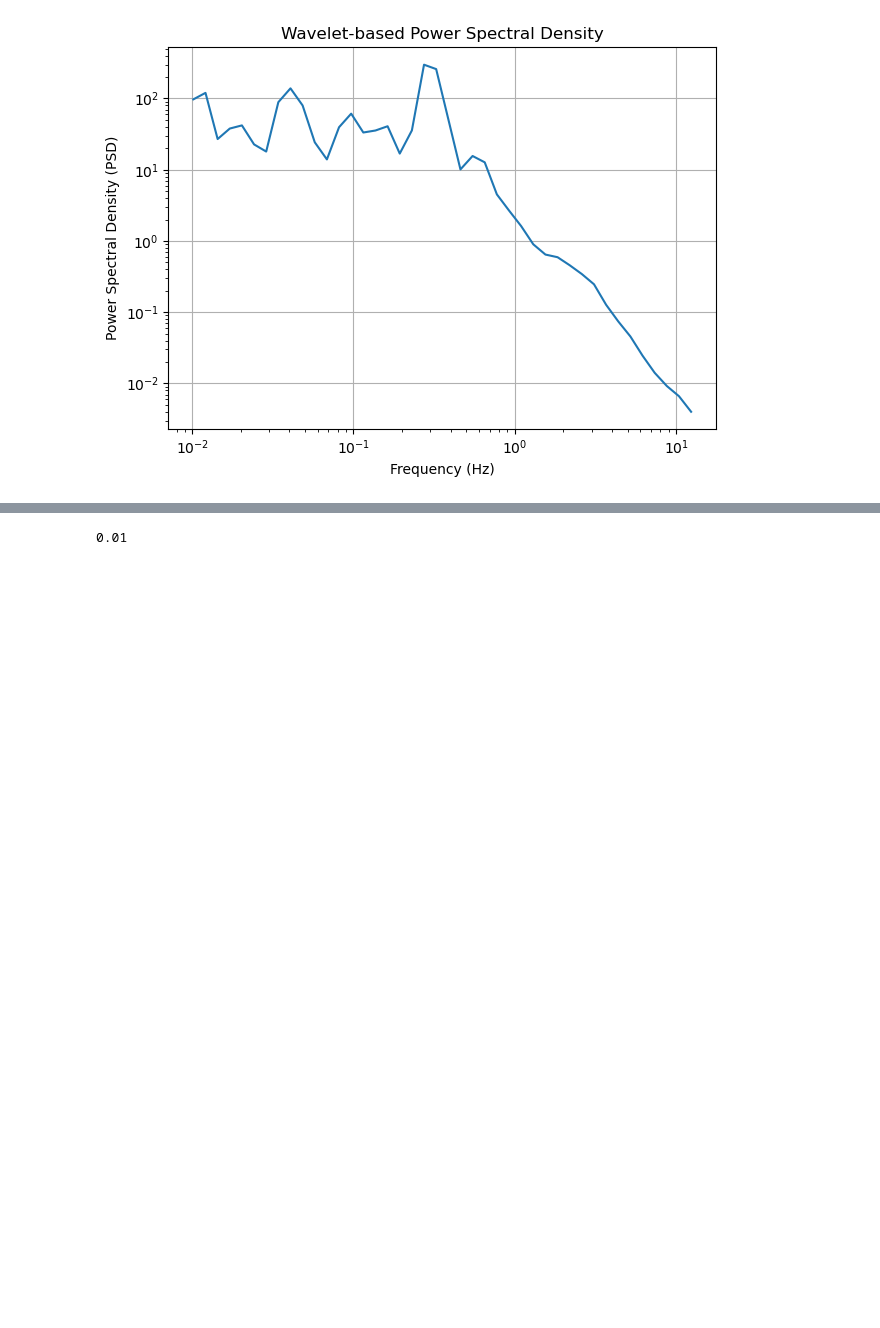
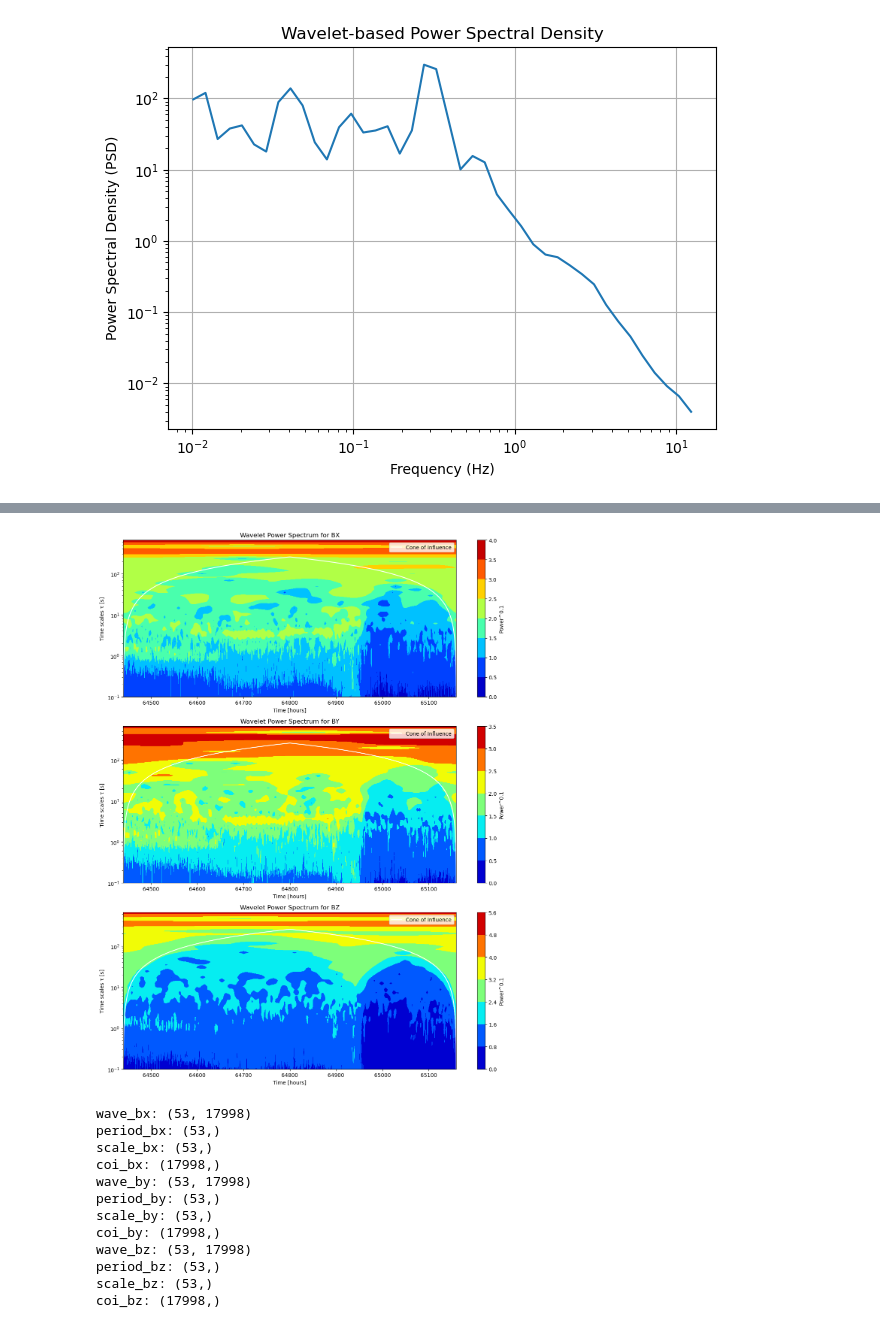
Before and after one commit to notanobis/Wavelet-Analysis, a Jupyter notebook: Code/plasma.ipynb, the cells around one changed output, grey strips where cells are left out. Cells and saved outputs as stored; diff of their text form; code cells hidden in the pictures; blank space fills up the shorter version.

```diff
--- a/Code/plasma.ipynb
+++ b/Code/plasma.ipynb
@@ -392,4 +392,56 @@ plt.show()
-# %%
-1/T
-# %% [output]
-0.01
+# %%
+
+components = {'bx': bx, 'by': by, 'bz': bz}
+dt = t_sec[1] - t_sec[0]
+
+# Dictionaries to store wavelet parameters for each component
+wavelet_params = {}
+
+# Create a figure for the combined plot
+fig, axs = plt.subplots(3, 1, figsize=(12, 15))
+
+for i, (label, component) in enumerate(components.items()):
+    # Perform wavelet transform
+    wave, period, scale, coi = wavelet(component, dt)
+
+    # Save wavelet parameters
+    wavelet_params[f'wave_{label}'] = wave
+    wavelet_params[f'period_{label}'] = period
+    wavelet_params[f'scale_{label}'] = scale
+    wavelet_params[f'coi_{label}'] = coi
+
+    # Calculate power
+    power = np.abs(wave)**2
+
+    # Plot the scalogram using contourf, with log scale for the y-axis (periods/scales)
+    c = axs[i].contourf(t_sec, period, power**0.1, cmap='jet')
+    axs[i].set_yscale('log')
+    axs[i].set_ylim(bottom=1e-1)
+    axs[i].plot(t_sec, coi, color='white', label='Cone of Influence')
+    axs[i].set_xlabel('Time [hours]')
+    axs[i].set_ylabel('Time scales τ [s]')
+    axs[i].set_title(f'Wavelet Power Spectrum for {label.upper()}')
+    axs[i].legend()
+    fig.colorbar(c, ax=axs[i], label='Power^0.1')
+
+# Adjust layout to remove white space and show the plot
+plt.tight_layout()
+plt.show()
+
+# Print the saved wavelet parameters for verification
+for key, value in wavelet_params.items():
+    print(f'{key}: {value.shape}')
+# %% [output]
+[figure, added]
+wave_bx: (53, 17998)
+period_bx: (53,)
+scale_bx: (53,)
+coi_bx: (17998,)
+wave_by: (53, 17998)
+period_by: (53,)
+scale_by: (53,)
+coi_by: (17998,)
+wave_bz: (53, 17998)
+period_bz: (53,)
+scale_bz: (53,)
+coi_bz: (17998,)
```
Also changed, not shown: parts of 5 cells of this notebook.
